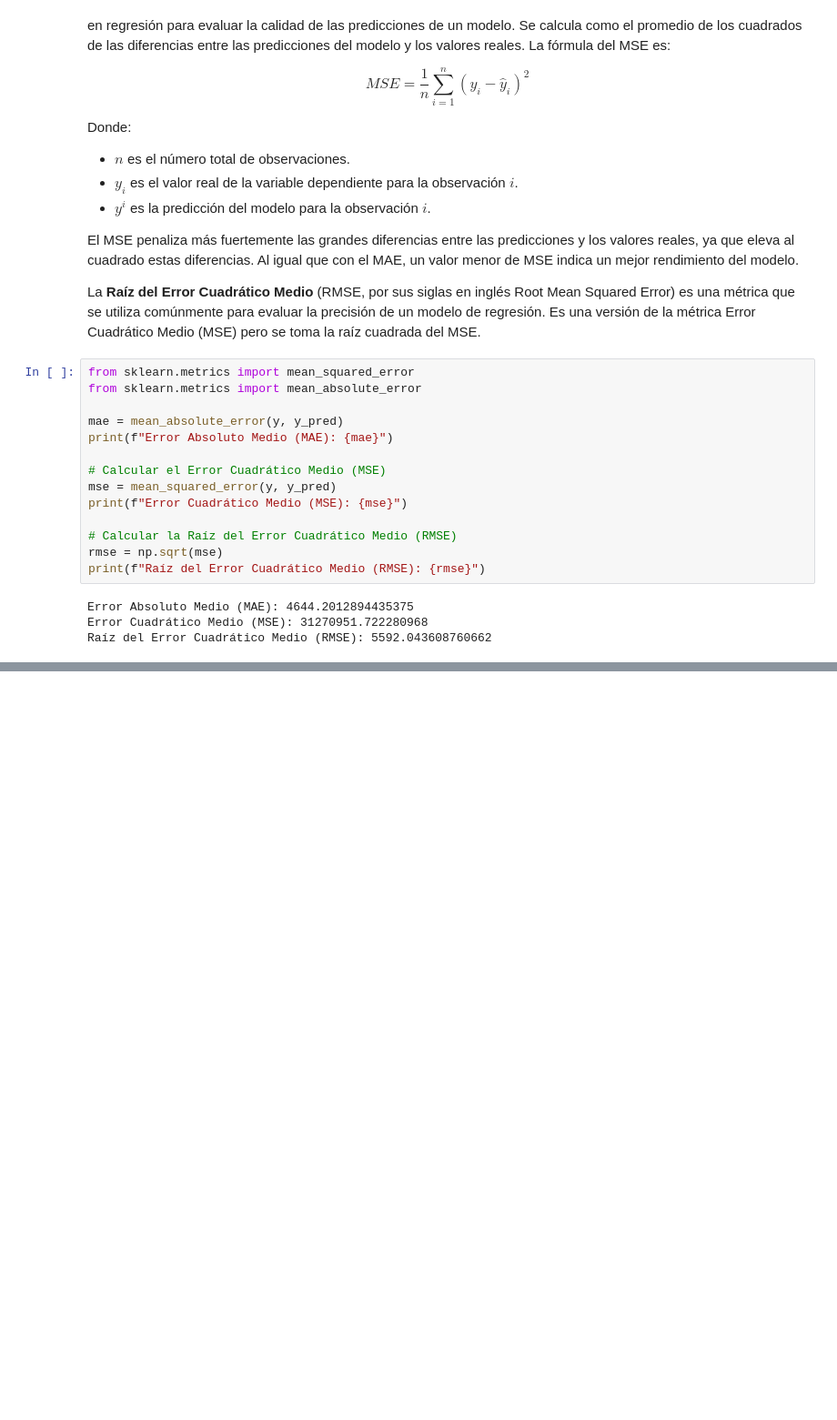
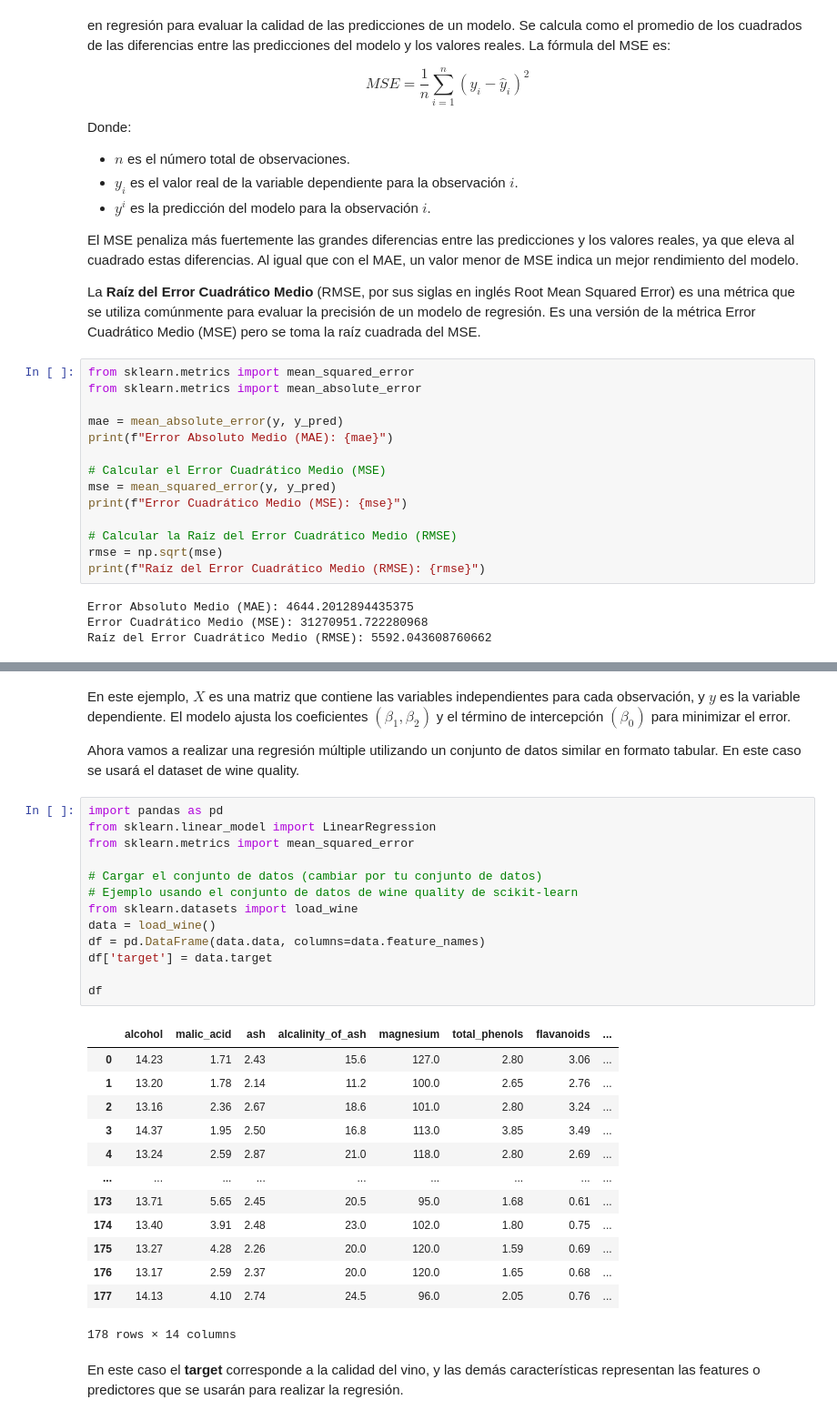
Before and after one commit to jsuarez314/DLPythonFUA_school, a Jupyter notebook: MÓDULO 2 - Matemáticas para IA.ipynb, the cells around one changed output, grey strips where cells are left out. Shown at 91% size. Cells and saved outputs as stored; diff of their text form; blank space fills up the shorter version.

```diff
--- a/MÓDULO 2 - Matemáticas para IA.ipynb
+++ b/MÓDULO 2 - Matemáticas para IA.ipynb
@@ -1315,0 +1514,33 @@ Raíz del Error Cuadrático Medio (RMSE): 5592.043608760662
+# %% [markdown]
+En este ejemplo, $X$ es una matriz que contiene las variables independientes para cada observación, y $y$ es la variable dependiente. El modelo ajusta los coeficientes $( \beta_1, \beta_2 )$ y el término de intercepción $( \beta_0 )$ para minimizar el error.
+
+Ahora vamos a realizar una regresión múltiple utilizando un conjunto de datos similar en formato tabular. En este caso se usará el dataset de wine quality.
+# %%
+import pandas as pd
+from sklearn.linear_model import LinearRegression
+from sklearn.metrics import mean_squared_error
+
+# Cargar el conjunto de datos (cambiar por tu conjunto de datos)
+# Ejemplo usando el conjunto de datos de wine quality de scikit-learn
+from sklearn.datasets import load_wine
+data = load_wine()
+df = pd.DataFrame(data.data, columns=data.feature_names)
+df['target'] = data.target
+
+df
+# %% [output]
+|  | alcohol | malic_acid | ash | alcalinity_of_ash | magnesium | total_phenols | flavanoids | ... |
+| 0 | 14.23 | 1.71 | 2.43 | 15.6 | 127.0 | 2.80 | 3.06 | ... |
+| 1 | 13.20 | 1.78 | 2.14 | 11.2 | 100.0 | 2.65 | 2.76 | ... |
+| 2 | 13.16 | 2.36 | 2.67 | 18.6 | 101.0 | 2.80 | 3.24 | ... |
+| 3 | 14.37 | 1.95 | 2.50 | 16.8 | 113.0 | 3.85 | 3.49 | ... |
+| 4 | 13.24 | 2.59 | 2.87 | 21.0 | 118.0 | 2.80 | 2.69 | ... |
+| ... | ... | ... | ... | ... | ... | ... | ... | ... |
+| 173 | 13.71 | 5.65 | 2.45 | 20.5 | 95.0 | 1.68 | 0.61 | ... |
+| 174 | 13.40 | 3.91 | 2.48 | 23.0 | 102.0 | 1.80 | 0.75 | ... |
+| 175 | 13.27 | 4.28 | 2.26 | 20.0 | 120.0 | 1.59 | 0.69 | ... |
+| 176 | 13.17 | 2.59 | 2.37 | 20.0 | 120.0 | 1.65 | 0.68 | ... |
+| 177 | 14.13 | 4.10 | 2.74 | 24.5 | 96.0 | 2.05 | 0.76 | ... |
+178 rows × 14 columns
+# %% [markdown]
+En este caso el **target** corresponde a la calidad del vino, y las demás características representan las features o predictores que se usarán para realizar la regresión.
```
Also changed, not shown: parts of 31 cells of this notebook.
